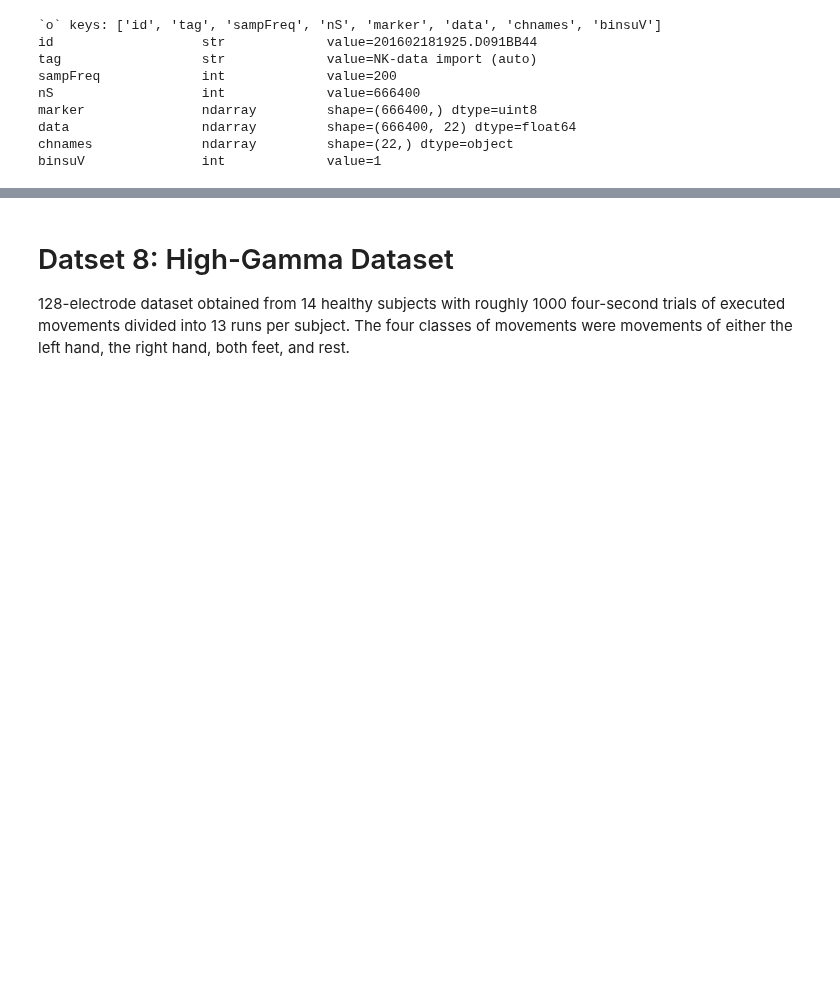
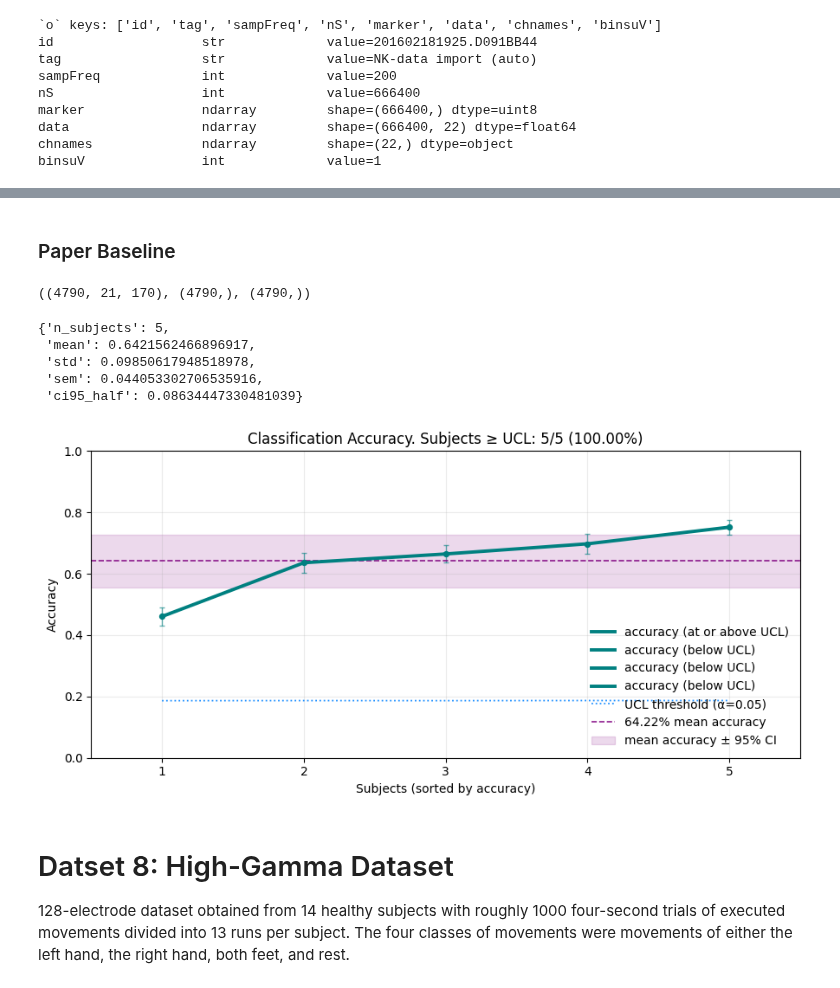
Before and after one commit to annzb/eeg-mi-decoders, a Jupyter notebook: main.ipynb, the cells around one changed output, grey strips where cells are left out. Saved outputs shown, nothing was run; the diff lists cells and outputs as text; code cells hidden in the pictures; blank space fills up the shorter version.

```diff
--- a/main.ipynb
+++ b/main.ipynb
@@ -242,3 +254,36 @@ ds4_subject.plot_trial_heatmap(trial=0)
+# %% [markdown]
+### Paper Baseline
+# %%
+ds4X, ds4Y, ds4groups = ds4.get_XY()
+ds4X.shape, ds4Y.shape, ds4groups.shape
+# %% [output]
+((4790, 21, 170), (4790,), (4790,))
+# %%
+ds4_baseline_model = Model(
+    feat=feature_extractor.CSPLogVar(csp_n_components=4, reg=1e-10),
+    clf=classifier.LDAClassifier(lda_shrinkage=False)
+)
+ds4_crossval = crossval.RepeatedSubsetCrossval(n_subsets=10, test_k=3, n_repeats=120, seed=rseed)
+# %%
+ds4_baseline_scores = ds4_crossval.eval_all_subjects(model=ds4_baseline_model, X=ds4X, y=ds4Y, groups=ds4groups)
+# %%
+summary = eval_utils.summarize_subject_means([r.mean for r in ds4_baseline_scores.values()])
+summary
+# %% [output]
+{'n_subjects': 5,
+ 'mean': 0.6421562466896917,
+ 'std': 0.09850617948518978,
+ 'sem': 0.044053302706535916,
+ 'ci95_half': 0.08634447330481039}
+# %%
+plots.plot_subject_accuracies(
+    scores=ds4_baseline_scores,
+    summary=summary,
+    show_mean_line=True,
+    show_ci_band=True
+)
+# %% [output]
+[figure, added]
 # %% [markdown]
 # Datset 8: High-Gamma Dataset
 128-electrode dataset obtained from 14 healthy subjects with roughly 1000 four-second trials of executed movements divided into 13 runs per subject. The four classes of movements were movements of either the left hand, the right hand, both feet, and rest.
```
Also changed, not shown: parts of 17 cells of this notebook, 19 other files.
